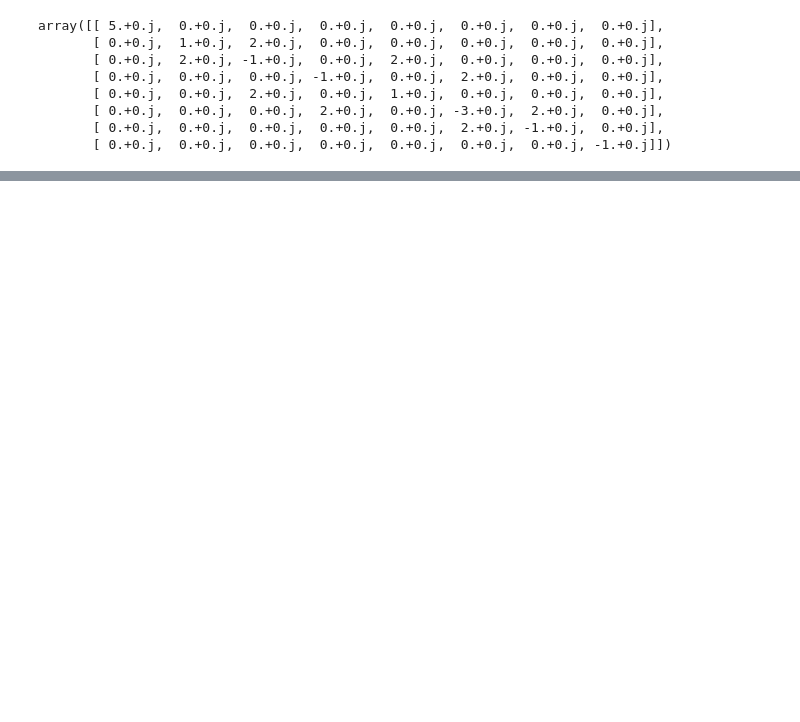
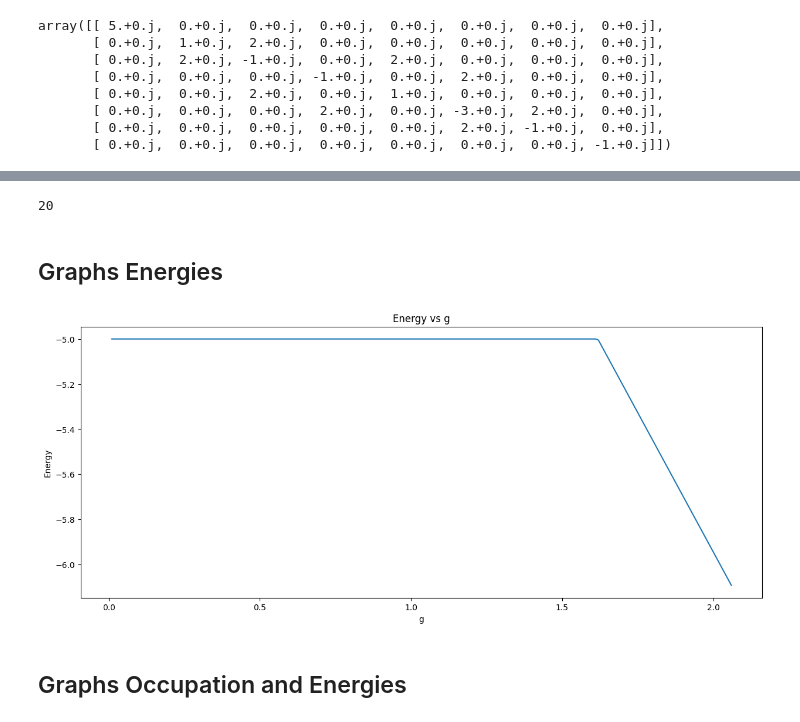
Before and after one commit to Gilfrim/Computational-Analysis-of-Many-Rotor-Systems, a Jupyter notebook: spin_hamiltonian.ipynb, the cells around one changed output, grey strips where cells are left out. Drawn from its saved outputs; the diff is of its cells as text; code cells hidden in the pictures; blank space fills up the shorter version.

```diff
--- a/spin_hamiltonian.ipynb
+++ b/spin_hamiltonian.ipynb
@@ -222,0 +611,55 @@ array([[ 5.+0.j,  0.+0.j,  0.+0.j,  0.+0.j,  0.+0.j,  0.+0.j,  0.+0.j,  0.+0.j],
+# %%
+index_multiples(eig_val, 9).shape[0]
+# %% [output]
+20
+# %% [markdown]
+## Graphs Energies
+# %%
+n = 210
+
+g_array = np.zeros((n-1, 1))
+energy_singles_1 = np.zeros((n-1, 32))
+
+skip = {0.5, 1.0, 2.0}
+# %%
+shift = 0
+
+for g_indx in range(1, n):
+
+    g = g_indx / 100
+
+    # if g in skip:
+    #     shift += 1
+    #     continue
+
+    H, K, V = hamiltonian_dense(site, J_x, J_y, J_z, h_x, h_y, h_z, g)
+    eig_val, eig_vec = np.linalg.eigh(H)
+
+    indx_singles = index_ones(eig_val, 9)
+
+    for i_singles in range(indx_singles.shape[0]):
+        D = density_matrix_1(2, site, eig_vec[:, indx_singles[i_singles]], 0)
+        eig_val_D, eig_vec_D = np.linalg.eigh(D)
+
+        energy_singles_1[g_indx-1 - shift, i_singles] = eig_val[indx_singles[i_singles]]
+
+    g_array[g_indx-1 - shift] = g
+# %%
+for i in range(energy_singles_1.shape[0]):
+    energy_singles_1[i, :] = np.sort(energy_singles_1[i, :])
+# %%
+plt.figure(figsize=(15, 6))
+
+plt.plot(g_array[:-3], energy_singles_1[:-3].min(axis=1), label="Energy Unique")
+# plt.plot(g_array, energy_singles_1[:], label="Energy Unique")
+# plt.plot(g_array, energy_singles_1[:, ], label="Energy Unique")
+plt.title(f"Energy vs g")
+plt.xlabel("g")
+plt.ylabel("Energy")
+# plt.legend()
+# plt.ylim(-0.25, 0)
+plt.show()
+# %% [output]
+[figure, added]
+# %% [markdown]
+## Graphs Occupation and Energies
```
Also changed, not shown: parts of 86 cells of this notebook, 44 other files.
